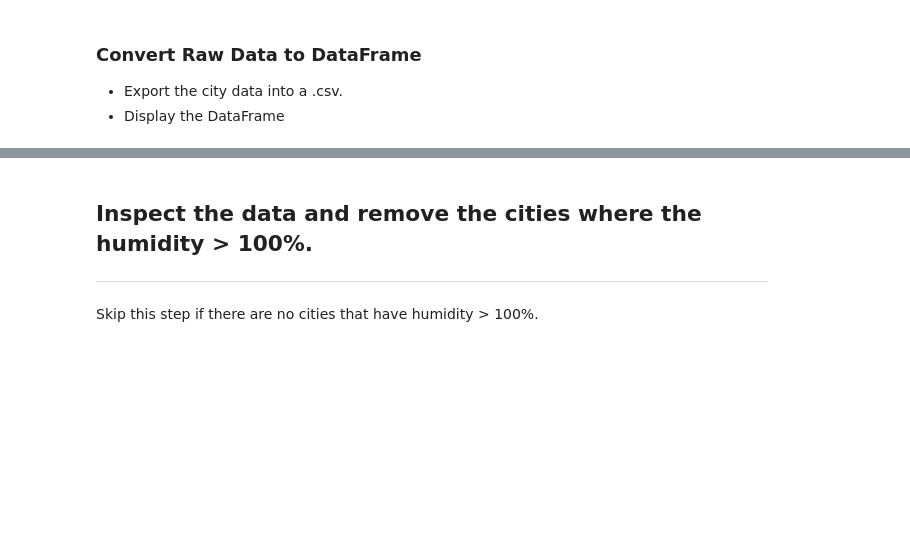
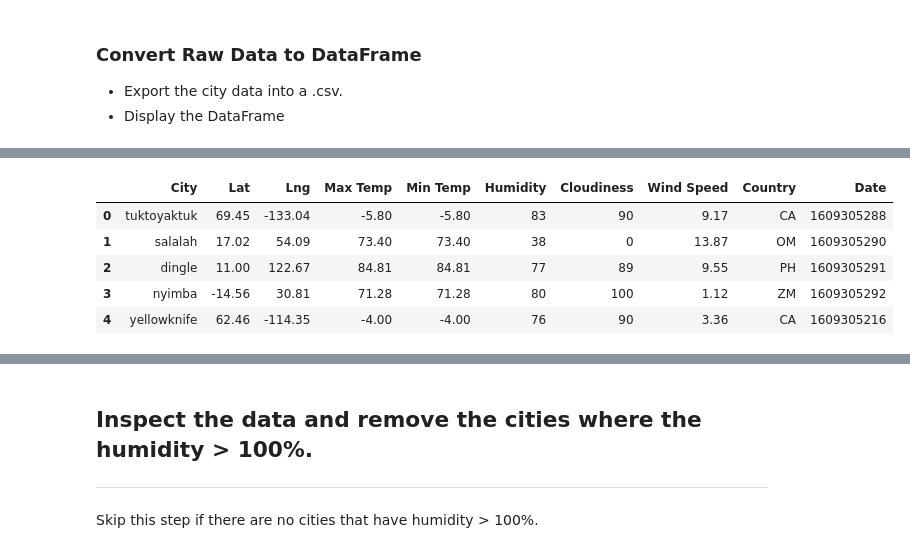
Before and after one commit to floresfdo/python-api-challenge, a Jupyter notebook: WeatherPy/WeatherPy.ipynb, the cells around one changed output, grey strips where cells are left out. Drawn from its saved outputs; the diff is of its cells as text; code cells hidden in the pictures; blank space fills up the shorter version.

```diff
--- a/WeatherPy/WeatherPy.ipynb
+++ b/WeatherPy/WeatherPy.ipynb
@@ -97,0 +125,11 @@ Data Retrieval Complete
+# %%
+cities_dict = {"City":cty, "Lat": lat, "Lng": lng, "Max Temp": max_temp, "Min Temp": min_temp, "Humidity": hum, "Cloudiness": cloud, "Wind Speed": wind, "Country": country, "Date": date}
+city_data = pd.DataFrame(cities_dict)
+city_data.head()
+# %% [output]
+|  | City | Lat | Lng | Max Temp | Min Temp | Humidity | Cloudiness | Wind Speed | Country | Date |
+| 0 | tuktoyaktuk | 69.45 | -133.04 | -5.80 | -5.80 | 83 | 90 | 9.17 | CA | 1609305288 |
+| 1 | salalah | 17.02 | 54.09 | 73.40 | 73.40 | 38 | 0 | 13.87 | OM | 1609305290 |
+| 2 | dingle | 11.00 | 122.67 | 84.81 | 84.81 | 77 | 89 | 9.55 | PH | 1609305291 |
+| 3 | nyimba | -14.56 | 30.81 | 71.28 | 71.28 | 80 | 100 | 1.12 | ZM | 1609305292 |
+| 4 | yellowknife | 62.46 | -114.35 | -4.00 | -4.00 | 76 | 90 | 3.36 | CA | 1609305216 |
```
Also changed, not shown: parts of 9 cells of this notebook.
